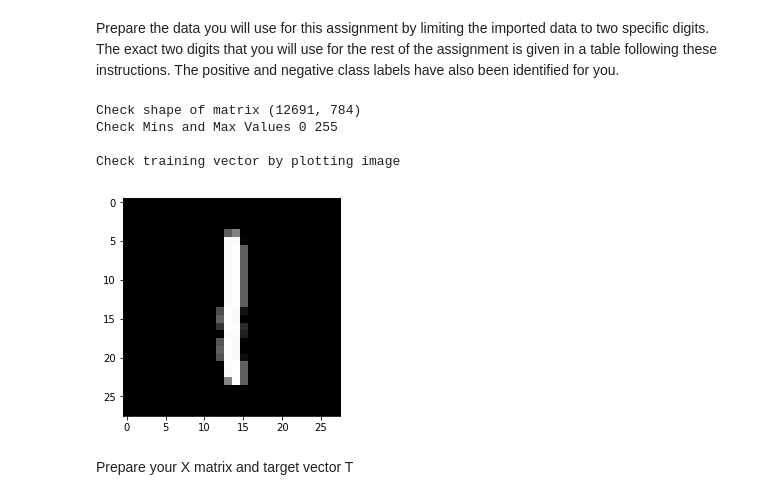
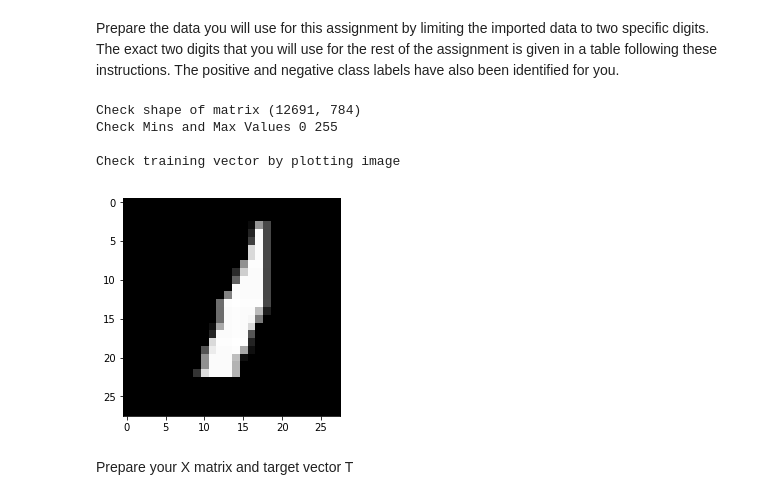
Before and after one commit to yelaura/python-assignments, a Jupyter notebook: Intro to Machine Learning/Assignment 3.ipynb, the cells around one changed output. Saved outputs shown, nothing was run; the diff lists cells and outputs as text; code cells hidden in the pictures.

```diff
--- a/Intro to Machine Learning/Assignment 3.ipynb
+++ b/Intro to Machine Learning/Assignment 3.ipynb
@@ -60,15 +60,15 @@ X = np.asarray(flatimages)
 # %%
 print("Check shape of matrix", X.shape)
 print("Check Mins and Max Values",np.amin(X),np.amax(X))
 print("\nCheck training vector by plotting image \n")
-plt.imshow(X[25].reshape(28, 28),interpolation='None', cmap=cm.gray)
+plt.imshow(X[99].reshape(28, 28),interpolation='None', cmap=cm.gray)
 show()
 # %% [output]
 Check shape of matrix (12691, 784)
 Check Mins and Max Values 0 255
 
 Check training vector by plotting image
-[figure, old version]
+[figure, new version]
 # %% [markdown]
 Prepare your X matrix and target vector T
 # %% [markdown]
```
Also changed, not shown: parts of 10 cells of this notebook, 1 other file.
